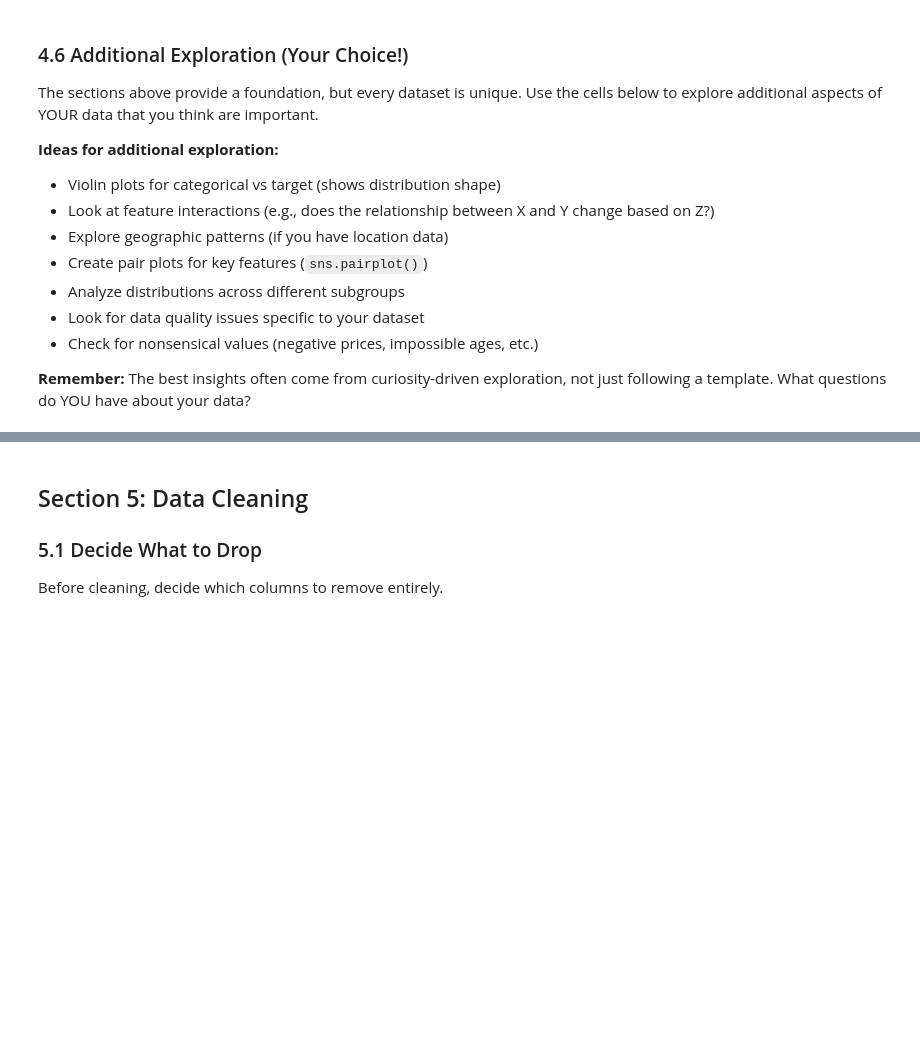
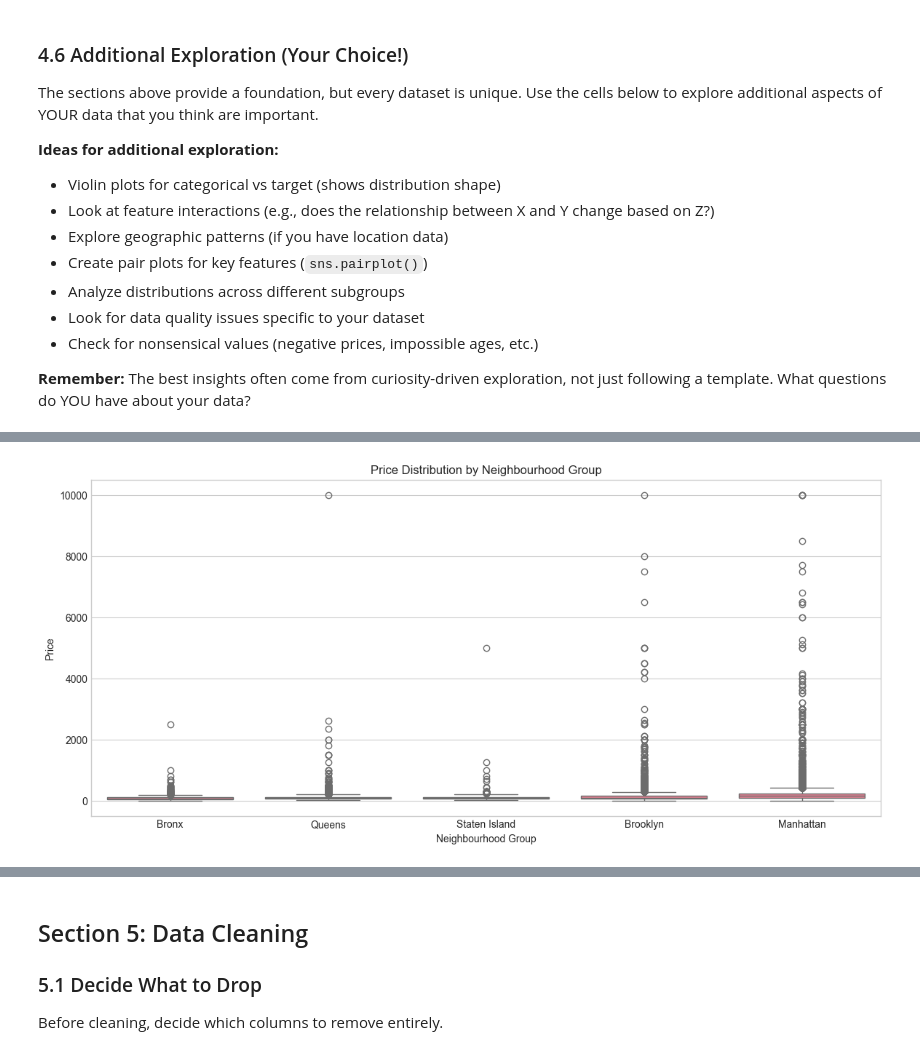
Before and after one commit to fsa-aiml-2511/individual-capstone-brodiedellis-sys, a Jupyter notebook: notebooks/01_problem_statement_and_eda.ipynb, the cells around one changed output, grey strips where cells are left out. Cells and saved outputs as stored; diff of their text form; code cells hidden in the pictures; blank space fills up the shorter version.

Commit message:
Complete Checkpoint 2: EDA, data cleaning, and feature engineering. Forgot to save my notebook the last time.

```diff
--- a/notebooks/01_problem_statement_and_eda.ipynb
+++ b/notebooks/01_problem_statement_and_eda.ipynb
@@ -589,0 +693,11 @@ The sections above provide a foundation, but every dataset is unique. Use the ce
+# %%
+# 2. Price distribution across different neighborhoods
+plt.figure(figsize=(14, 6))
+neighborhood_order = df.groupby('neighbourhood_group')['price'].median().sort_values().index
+sns.boxplot(data=df, x='neighbourhood_group', y='price', order=neighborhood_order)
+plt.title('Price Distribution by Neighbourhood Group')
+plt.xlabel('Neighbourhood Group')
+plt.ylabel('Price')
+plt.show()
+# %% [output]
+[figure, added]
```
Also changed, not shown: parts of 57 cells of this notebook.
